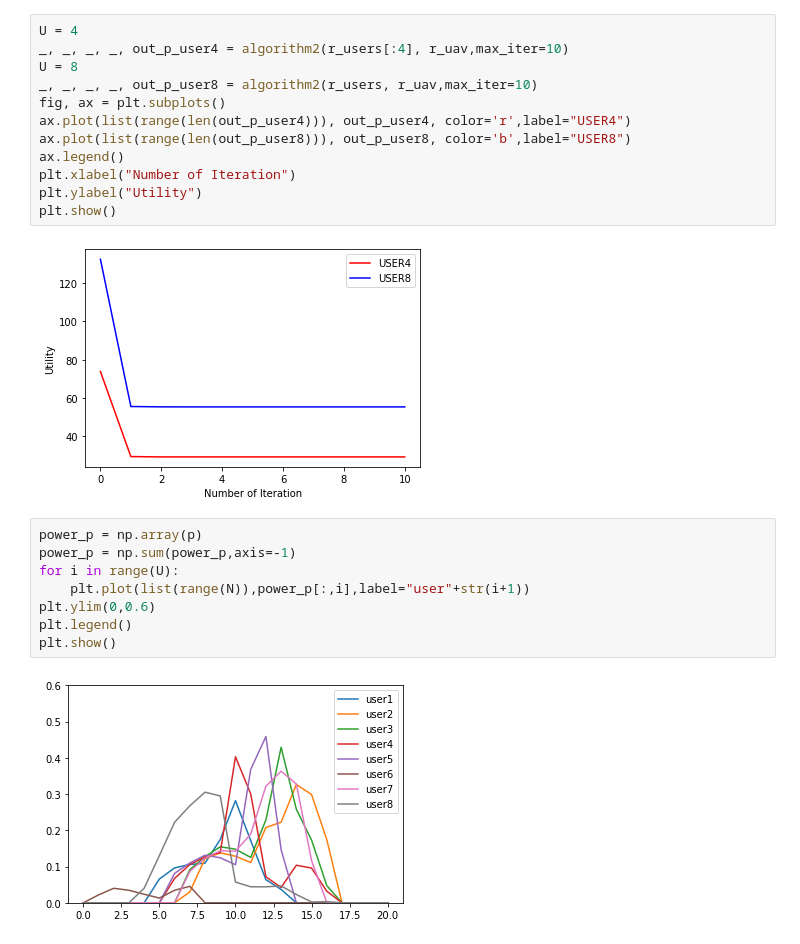
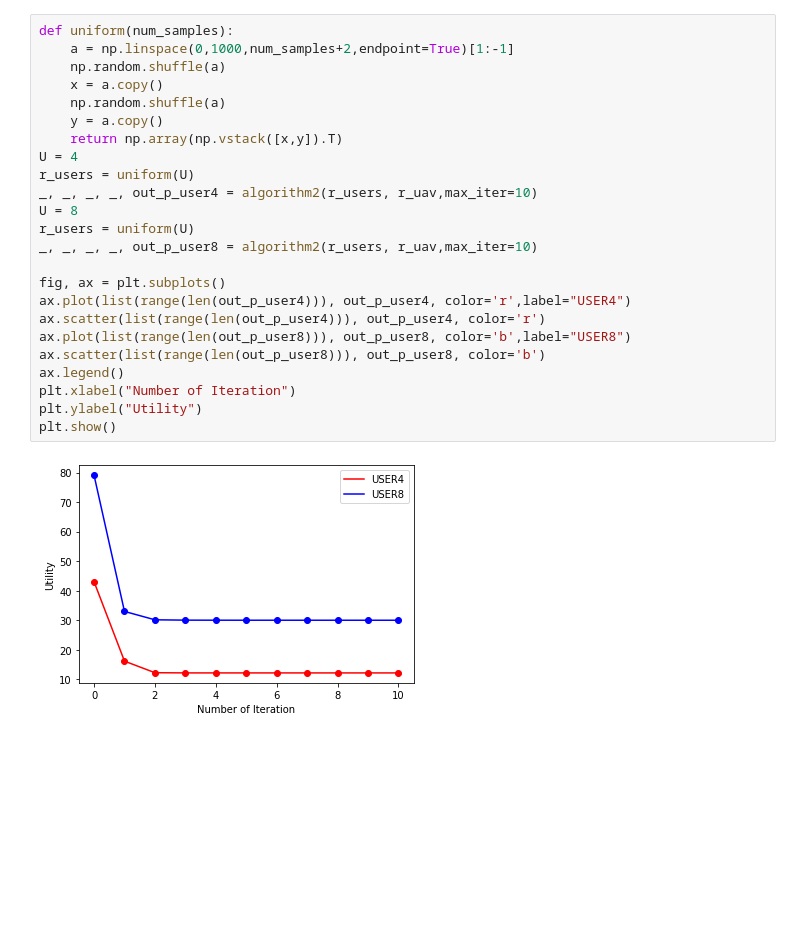
Before and after one commit to yllgl/Energy-Efficient-UAV-MEC-NOMA, a Jupyter notebook: main.ipynb, the cells around one changed output. Drawn from its saved outputs; the diff is of its cells as text; blank space fills up the shorter version.

```diff
--- a/main.ipynb
+++ b/main.ipynb
@@ -269,26 +274,28 @@ if __name__ == '__main__':
 # %% [output]
 [figure]
 # %%
+def uniform(num_samples):
+    a = np.linspace(0,1000,num_samples+2,endpoint=True)[1:-1]
+    np.random.shuffle(a)
+    x = a.copy()
+    np.random.shuffle(a)
+    y = a.copy()
+    return np.array(np.vstack([x,y]).T)
 U = 4
-_, _, _, _, out_p_user4 = algorithm2(r_users[:4], r_uav,max_iter=10)
+r_users = uniform(U)
+_, _, _, _, out_p_user4 = algorithm2(r_users, r_uav,max_iter=10)
 U = 8
+r_users = uniform(U)
 _, _, _, _, out_p_user8 = algorithm2(r_users, r_uav,max_iter=10)
+
 fig, ax = plt.subplots()
 ax.plot(list(range(len(out_p_user4))), out_p_user4, color='r',label="USER4")
+ax.scatter(list(range(len(out_p_user4))), out_p_user4, color='r')
 ax.plot(list(range(len(out_p_user8))), out_p_user8, color='b',label="USER8")
+ax.scatter(list(range(len(out_p_user8))), out_p_user8, color='b')
 ax.legend()
 plt.xlabel("Number of Iteration")
 plt.ylabel("Utility")
 plt.show()
 # %% [output]
-[figure, old version]
+[figure, new version]
-# %%
-power_p = np.array(p)
-power_p = np.sum(power_p,axis=-1)
-for i in range(U):
-    plt.plot(list(range(N)),power_p[:,i],label="user"+str(i+1))
-plt.ylim(0,0.6)
-plt.legend()
-plt.show()
-# %% [output]
-[figure, removed]
```
Also changed, not shown: parts of 2 cells of this notebook.
